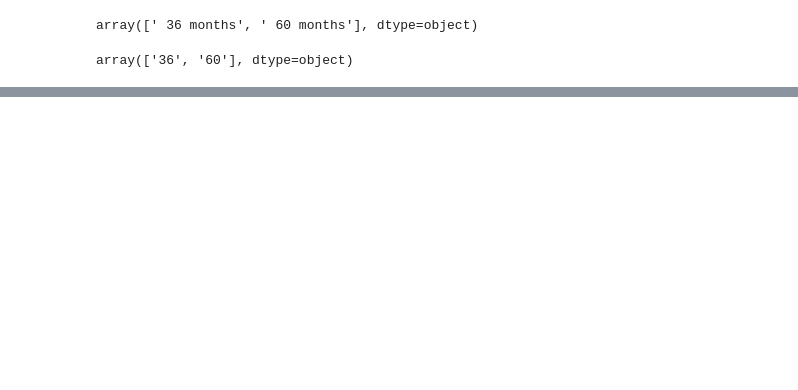
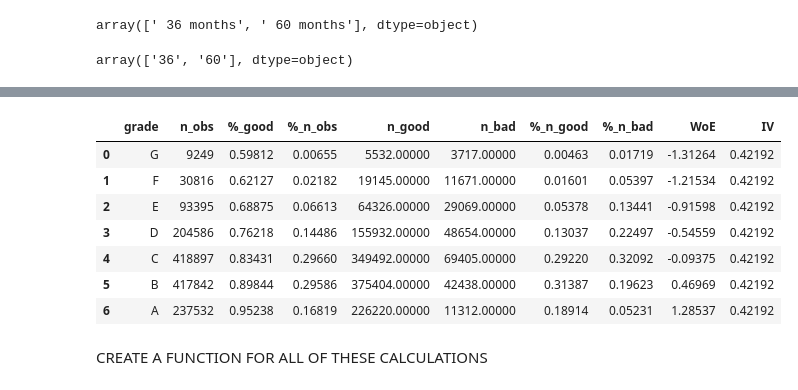
Before and after one commit to Chiaope/Credit-Risk-Modelling, a Jupyter notebook: credit_risk_modelling.ipynb, the cells around one changed output, grey strips where cells are left out. Saved outputs shown, nothing was run; the diff lists cells and outputs as text; code cells hidden in the pictures; blank space fills up the shorter version.

```diff
--- a/credit_risk_modelling.ipynb
+++ b/credit_risk_modelling.ipynb
@@ -250,0 +433,5 @@ loan_data[['good_bad', 'loan_status']]
+# %%
+# OUT OF ALL GOOD/BAD, GET THE % FOR THE PARTICULAR GRADE OF GOOD/BAD
+
+df_1['%_n_good'] = df_1['n_good'] / df_1['n_good'].sum()
+df_1['%_n_bad'] = df_1['n_bad'] / df_1['n_bad'].sum()
@@ -250,0 +449,9 @@ loan_data[['good_bad', 'loan_status']]
+# %%
+# GET THE WoE
+
+df_1['WoE'] = np.log(df_1['%_n_good']/df_1['%_n_bad'])
+# %%
+# SORT BY THE WoE THEN RESET THE INDEX, USE DROP = TRUE SINCE IF DONT SET IT, THE OLD INDEX WILL BE ADDED AS A NEW COLUMN
+
+df_1 = df_1.sort_values(['WoE'])
+df_1 = df_1.reset_index(drop=True)
@@ -250,0 +469,18 @@ loan_data[['good_bad', 'loan_status']]
+# %%
+# GET INFORMATION VALUE, SUM OF (%_n_good - $_n_bad) * WoE
+# IV IS THE SAME FOR ALL OF THE ROWS SINCE IT IS THE INFORMATION VALUE OF THE CATEGORY ITSELF
+
+df_1['IV'] = ((df_1['%_n_good'] - df_1['%_n_bad']) * df_1['WoE']).sum()
+# %%
+df_1
+# %% [output]
+|  | grade | n_obs | %_good | %_n_obs | n_good | n_bad | %_n_good | %_n_bad | WoE | IV |
+| 0 | G | 9249 | 0.59812 | 0.00655 | 5532.00000 | 3717.00000 | 0.00463 | 0.01719 | -1.31264 | 0.42192 |
+| 1 | F | 30816 | 0.62127 | 0.02182 | 19145.00000 | 11671.00000 | 0.01601 | 0.05397 | -1.21534 | 0.42192 |
+| 2 | E | 93395 | 0.68875 | 0.06613 | 64326.00000 | 29069.00000 | 0.05378 | 0.13441 | -0.91598 | 0.42192 |
+| 3 | D | 204586 | 0.76218 | 0.14486 | 155932.00000 | 48654.00000 | 0.13037 | 0.22497 | -0.54559 | 0.42192 |
+| 4 | C | 418897 | 0.83431 | 0.29660 | 349492.00000 | 69405.00000 | 0.29220 | 0.32092 | -0.09375 | 0.42192 |
+| 5 | B | 417842 | 0.89844 | 0.29586 | 375404.00000 | 42438.00000 | 0.31387 | 0.19623 | 0.46969 | 0.42192 |
+| 6 | A | 237532 | 0.95238 | 0.16819 | 226220.00000 | 11312.00000 | 0.18914 | 0.05231 | 1.28537 | 0.42192 |
+# %% [markdown]
+CREATE A FUNCTION FOR ALL OF THESE CALCULATIONS
```
Also changed, not shown: parts of 51 cells of this notebook, 2 other files.
